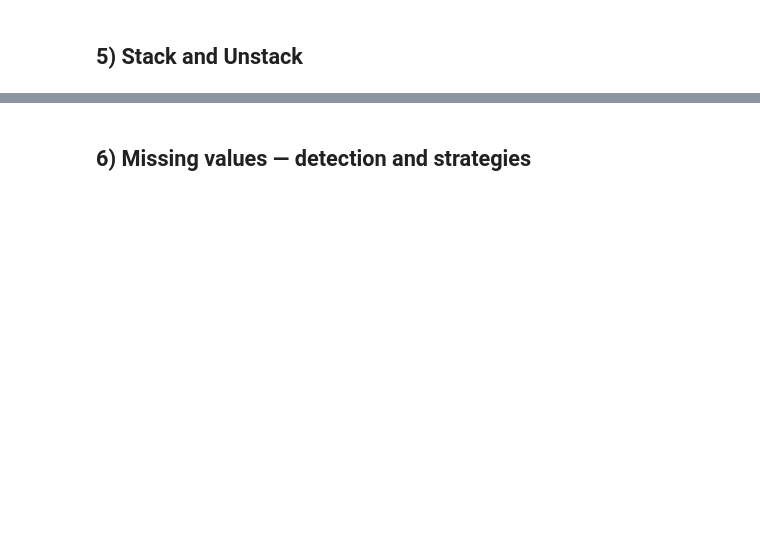
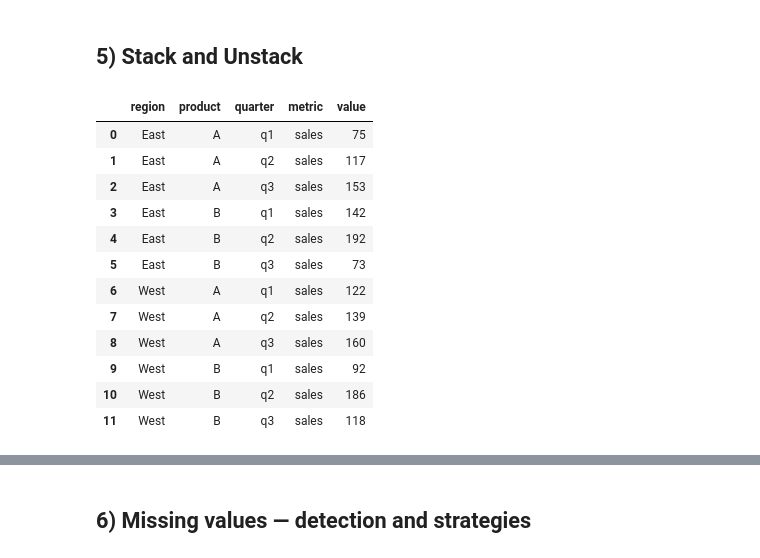
Before and after one commit to Dan-the-baguette-man/example_names, a Jupyter notebook: Module07/session1.ipynb, the cells around one changed output, grey strips where cells are left out. Cells and saved outputs as stored; diff of their text form; code cells hidden in the pictures; blank space fills up the shorter version.

```diff
--- a/Module07/session1.ipynb
+++ b/Module07/session1.ipynb
@@ -59,5 +130,21 @@ pt
 # %% [markdown]
 ## 5) Stack and Unstack
+# %%
+summary_long
+# %% [output]
+|  | region | product | quarter | metric | value |
+| 0 | East | A | q1 | sales | 75 |
+| 1 | East | A | q2 | sales | 117 |
+| 2 | East | A | q3 | sales | 153 |
+| 3 | East | B | q1 | sales | 142 |
+| 4 | East | B | q2 | sales | 192 |
+| 5 | East | B | q3 | sales | 73 |
+| 6 | West | A | q1 | sales | 122 |
+| 7 | West | A | q2 | sales | 139 |
+| 8 | West | A | q3 | sales | 160 |
+| 9 | West | B | q1 | sales | 92 |
+| 10 | West | B | q2 | sales | 186 |
+| 11 | West | B | q3 | sales | 118 |
 # %%
 # Build a wide table with MultiIndex columns to demonstrate stack
 pt_multi = pd.pivot_table(
```
Also changed, not shown: parts of 24 cells of this notebook.
